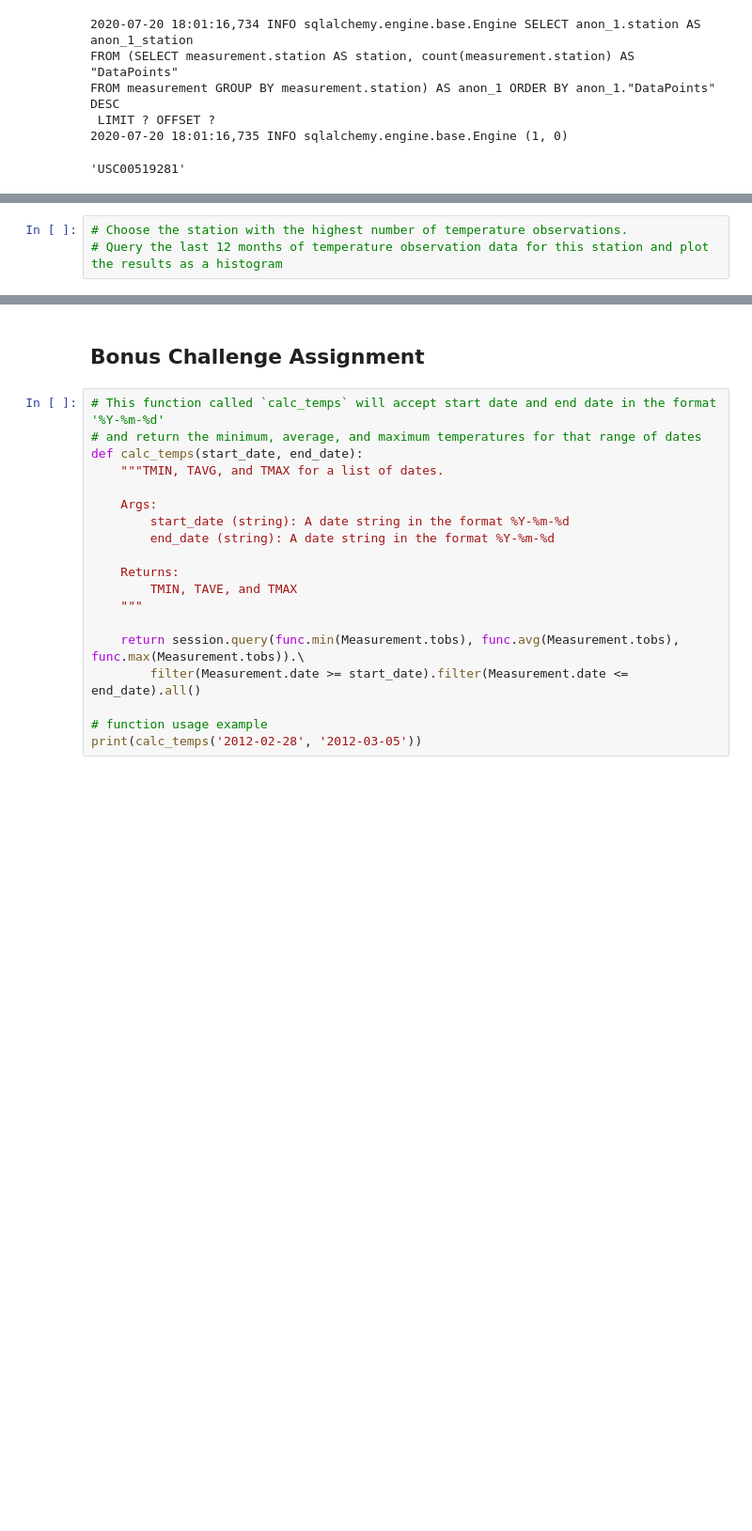
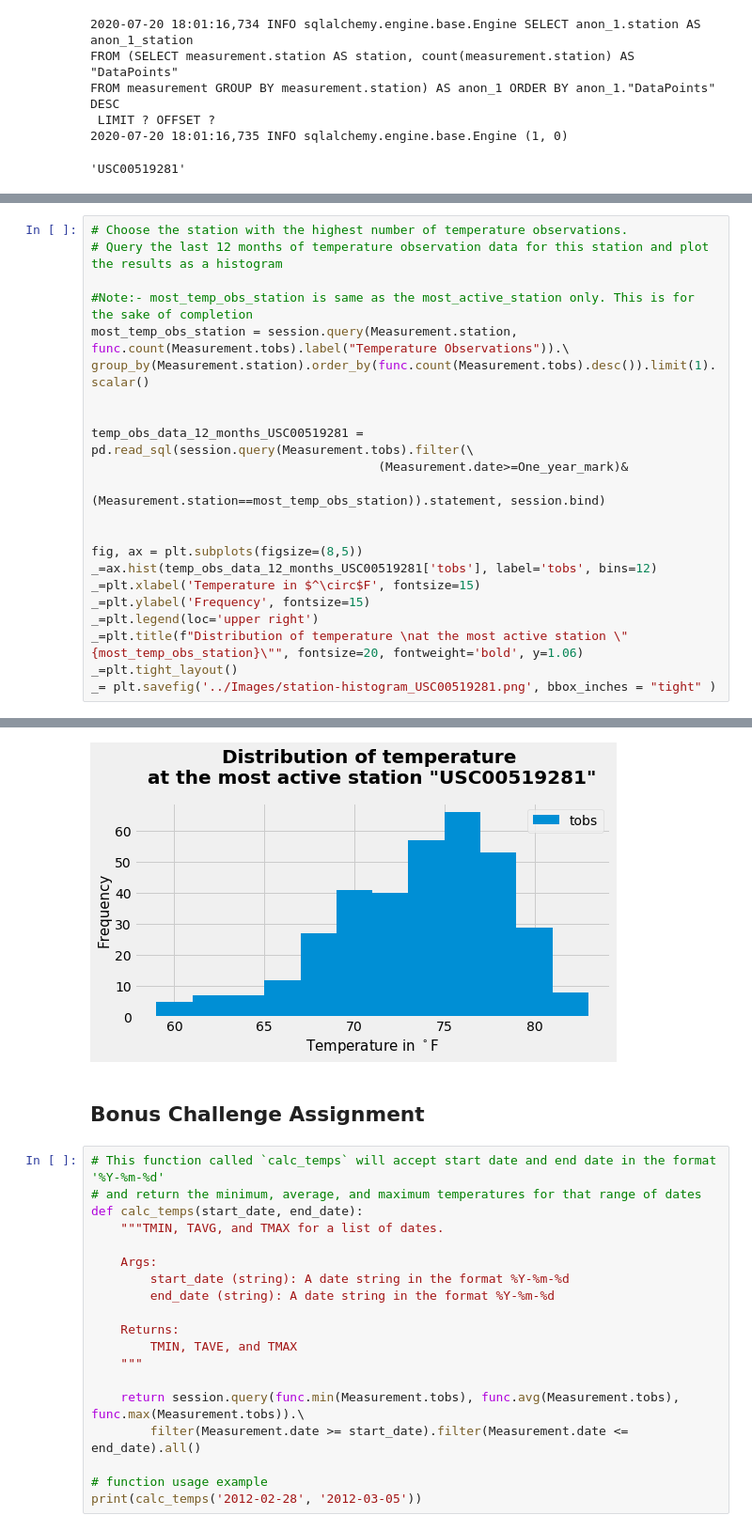
Before and after one commit to bnarath/Hawaii_Climate_App, a Jupyter notebook: Code/climate_starter.ipynb, the cells around one changed output, grey strips where cells are left out. Shown: that part at 94% size. Drawn from its saved outputs; the diff is of its cells as text; blank space fills up the shorter version.

Commit message:
Temp histogram

```diff
--- a/Code/climate_starter.ipynb
+++ b/Code/climate_starter.ipynb
@@ -308,3 +308,23 @@ WHERE measurement.station = ?
-# %%
-# Choose the station with the highest number of temperature observations.
-# Query the last 12 months of temperature observation data for this station and plot the results as a histogram
+# %%
+# Choose the station with the highest number of temperature observations.
+# Query the last 12 months of temperature observation data for this station and plot the results as a histogram
+
+#Note:- most_temp_obs_station is same as the most_active_station only. This is for the sake of completion
+most_temp_obs_station = session.query(Measurement.station, func.count(Measurement.tobs).label("Temperature Observations")).\
+group_by(Measurement.station).order_by(func.count(Measurement.tobs).desc()).limit(1).scalar()
+
+
+temp_obs_data_12_months_USC00519281 = pd.read_sql(session.query(Measurement.tobs).filter(\
+                                       (Measurement.date>=One_year_mark)&
+                                       (Measurement.station==most_temp_obs_station)).statement, session.bind)
+
+
+fig, ax = plt.subplots(figsize=(8,5))
+_=ax.hist(temp_obs_data_12_months_USC00519281['tobs'], label='tobs', bins=12)
+_=plt.xlabel('Temperature in $^\circ$F', fontsize=15)
+_=plt.ylabel('Frequency', fontsize=15)
+_=plt.legend(loc='upper right')
+_=plt.title(f"Distribution of temperature \nat the most active station \"{most_temp_obs_station}\"", fontsize=20, fontweight='bold', y=1.06)
+_=plt.tight_layout()
+_= plt.savefig('../Images/station-histogram_USC00519281.png', bbox_inches = "tight" )
+# %% [output]
@@ -311,3 +339,4 @@ WHERE measurement.station = ?
+[figure, added]
 # %% [markdown]
 ## Bonus Challenge Assignment
 # %%
```
Also changed, not shown: parts of 2 cells of this notebook, 2 other files.
